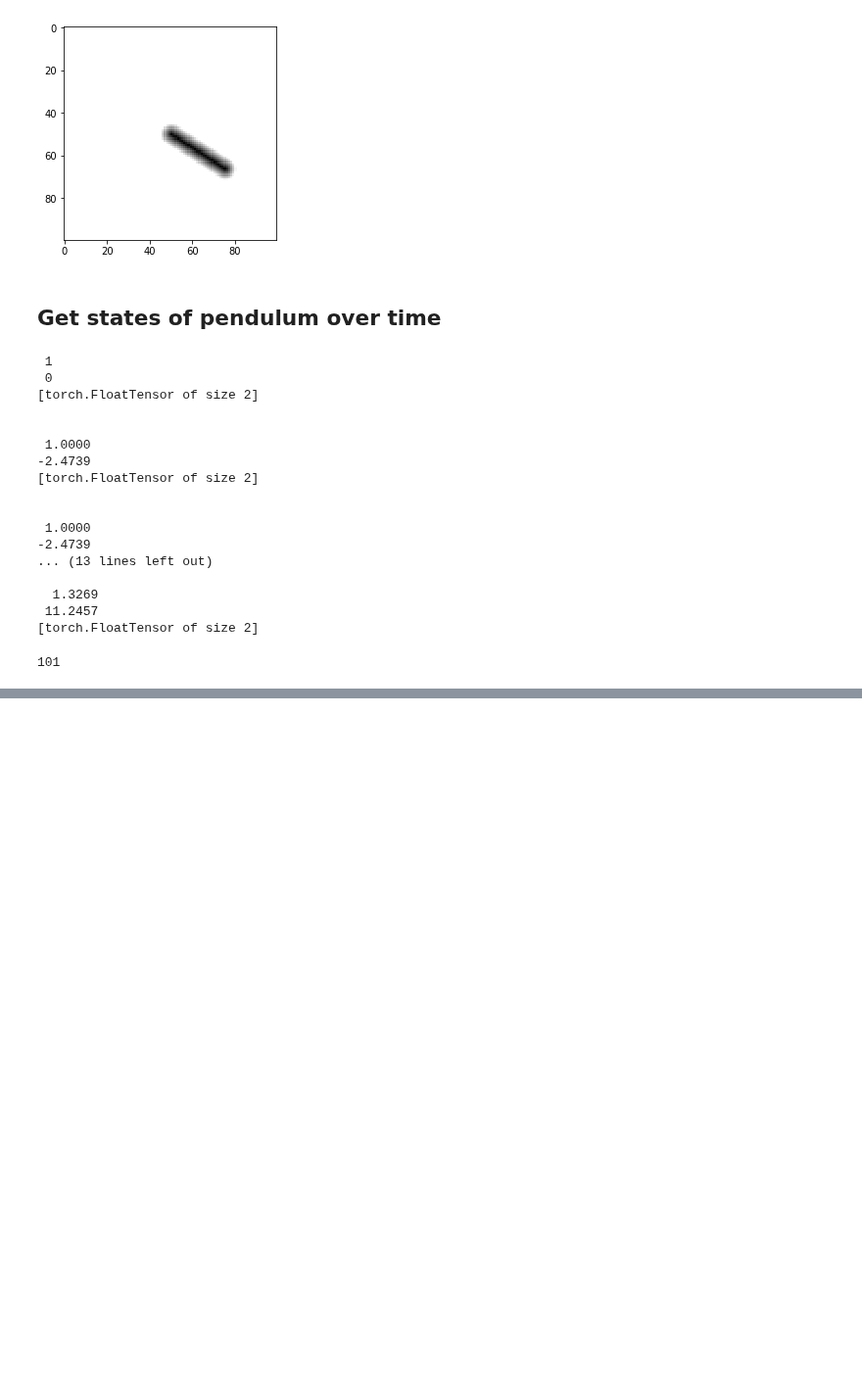
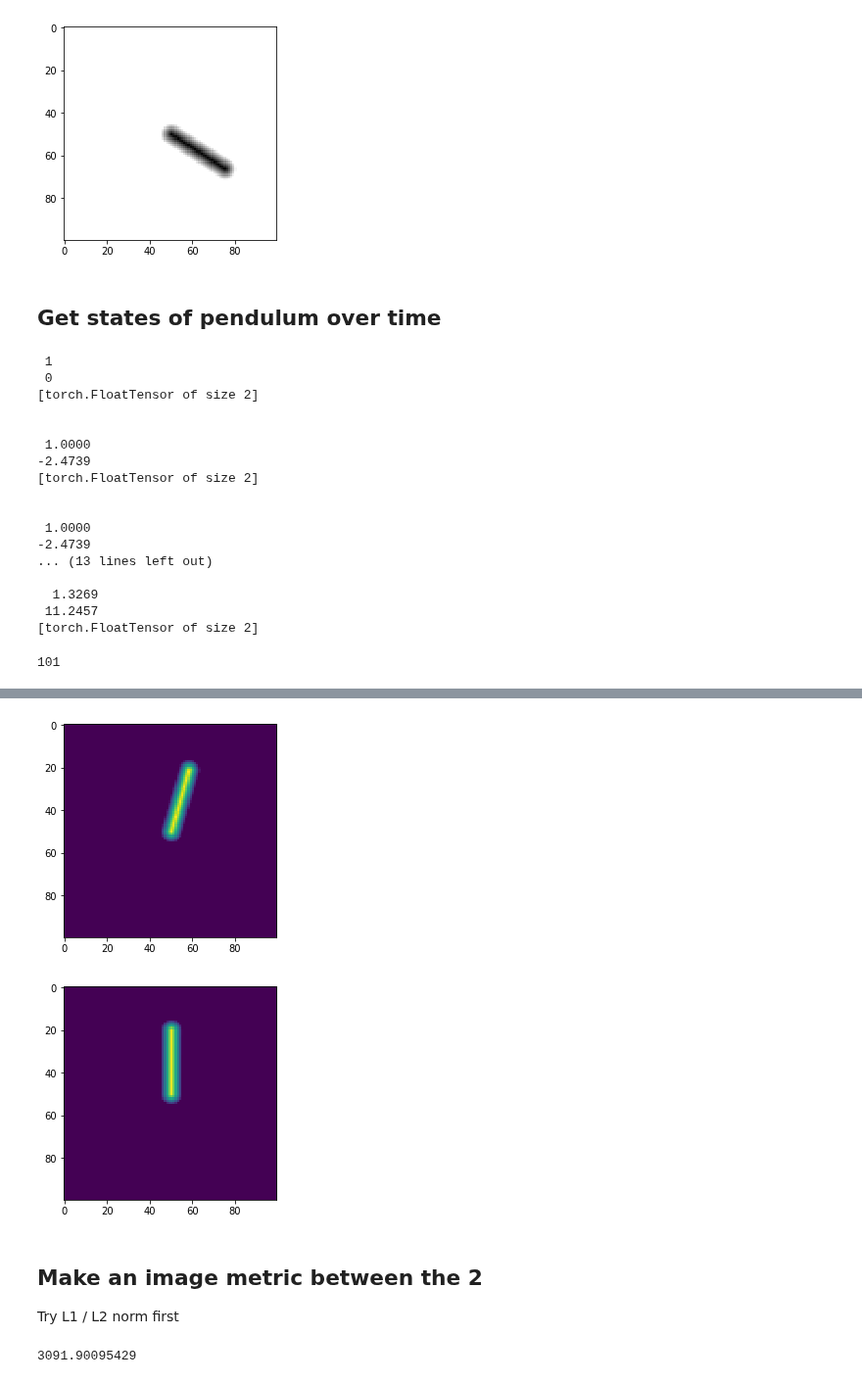
Before and after one commit to peteflorence/pixels_to_torques, a Jupyter notebook: pixels_to_torques.ipynb, the cells around one changed output, grey strips where cells are left out. Shown at 98% size. Saved outputs shown, nothing was run; the diff lists cells and outputs as text; code cells hidden in the pictures; blank space fills up the shorter version.

Commit message:
l2 metric

```diff
--- a/pixels_to_torques.ipynb
+++ b/pixels_to_torques.ipynb
@@ -255,3 +255,21 @@ HTML(animate.to_html5_video())
 # plotting etc examples for reference
 # https://gist.github.com/AndrewWalker/2687988
 # https://matplotlib.org/examples/animation/double_pendulum_animated.html
+# %%
+%matplotlib inline
+plt.imshow(img_tape[31])
+plt.show()
+plt.imshow(img_tape[100])
+plt.show()
+# %% [output]
+[figure, added]
+[figure, added]
+# %% [markdown]
+## Make an image metric between the 2
+
+Try L1 / L2 norm first
+# %%
+l2_norm_diff = (img_tape[31] - img_tape[100]).pow(2).sum()
+print l2_norm_diff
+# %% [output]
+3091.90095429
```
Also changed, not shown: parts of 1 cell of this notebook.
